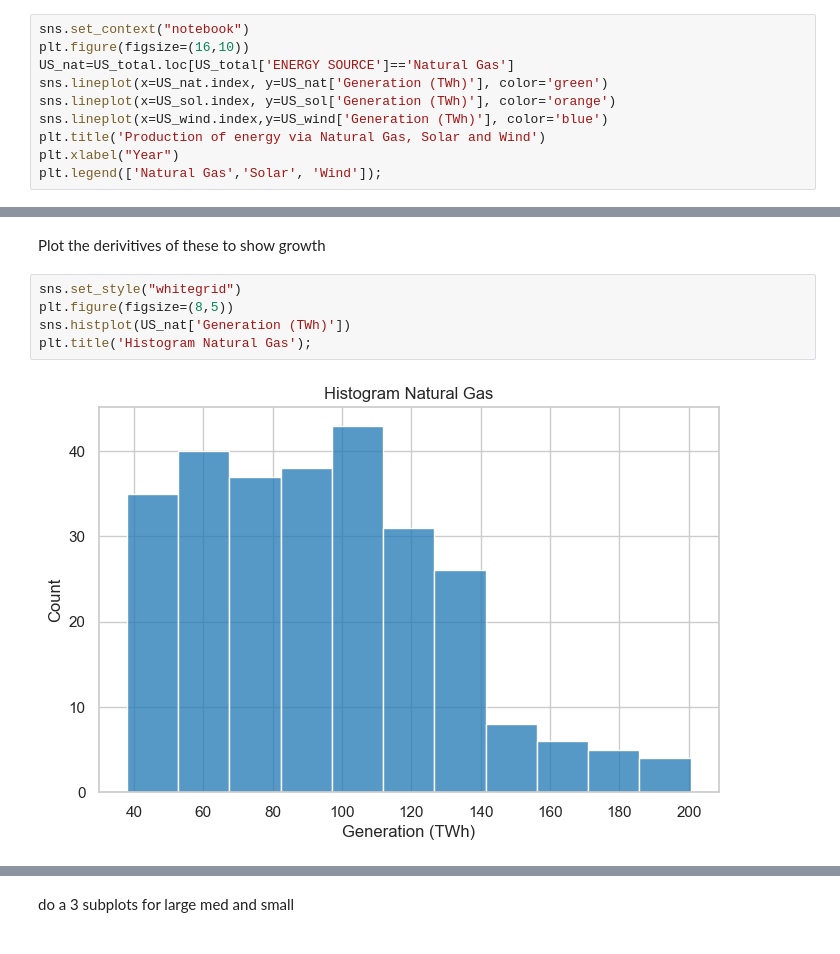
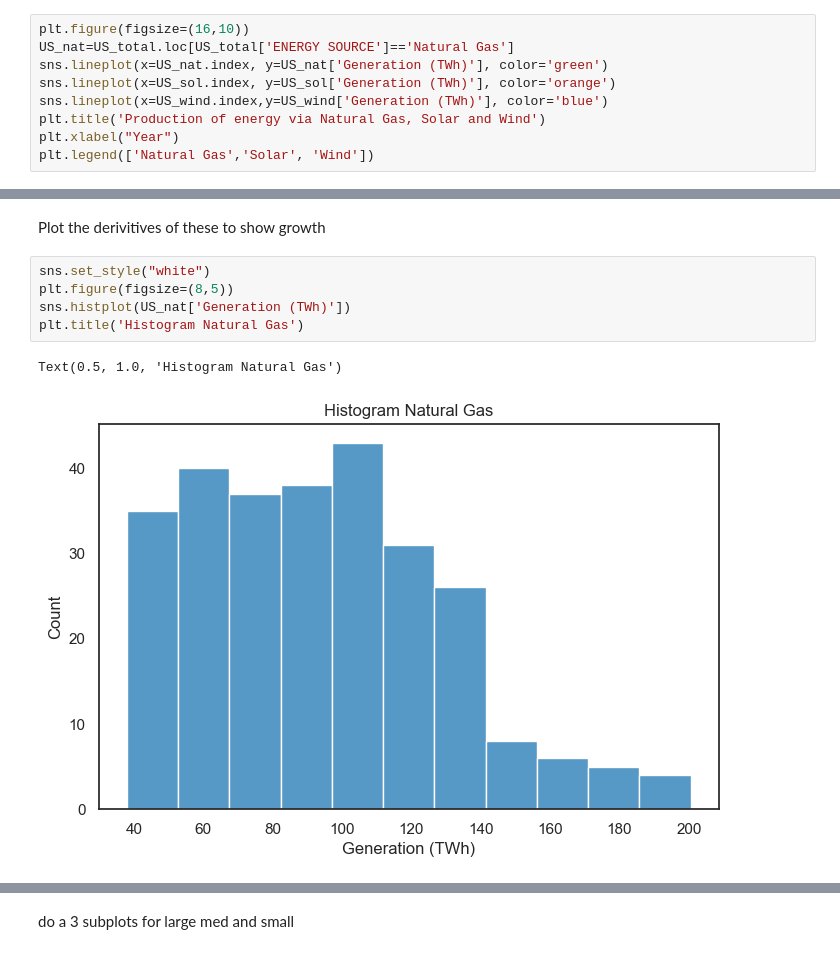
Before and after one commit to NickSordi/6505-Final-Project, a Jupyter notebook: EIA Analysis.ipynb, the cells around one changed output, grey strips where cells are left out. Cells and saved outputs as stored; diff of their text form.

```diff
--- a/Load Data.ipynb
+++ b/EIA Analysis.ipynb
@@ -343,7 +369,6 @@ plt.xlabel("Year")
 Text(0.5, 0, 'Year')
 [figure]
 # %%
-sns.set_context("notebook")
 plt.figure(figsize=(16,10))
 US_nat=US_total.loc[US_total['ENERGY SOURCE']=='Natural Gas']
 sns.lineplot(x=US_nat.index, y=US_nat['Generation (TWh)'], color='green')
@@ -351,5 +376,5 @@ sns.lineplot(x=US_sol.index, y=US_sol['Generation (TWh)'], color='orange')
 sns.lineplot(x=US_wind.index,y=US_wind['Generation (TWh)'], color='blue')
 plt.title('Production of energy via Natural Gas, Solar and Wind')
 plt.xlabel("Year")
-plt.legend(['Natural Gas','Solar', 'Wind']);
+plt.legend(['Natural Gas','Solar', 'Wind'])
 # %% [output]
@@ -357,12 +383,13 @@ plt.legend(['Natural Gas','Solar', 'Wind']);
 # %% [markdown]
 Plot the derivitives of these to show growth
 # %%
-sns.set_style("whitegrid")
+sns.set_style("white")
 plt.figure(figsize=(8,5))
 sns.histplot(US_nat['Generation (TWh)'])
-plt.title('Histogram Natural Gas');
+plt.title('Histogram Natural Gas')
 # %% [output]
+Text(0.5, 1.0, 'Histogram Natural Gas')
-[figure, old version]
+[figure, new version]
 # %%
 sns.set_style("darkgrid")
 plt.figure(figsize=(8,5))
```
Also changed, not shown: parts of 28 cells of this notebook.
